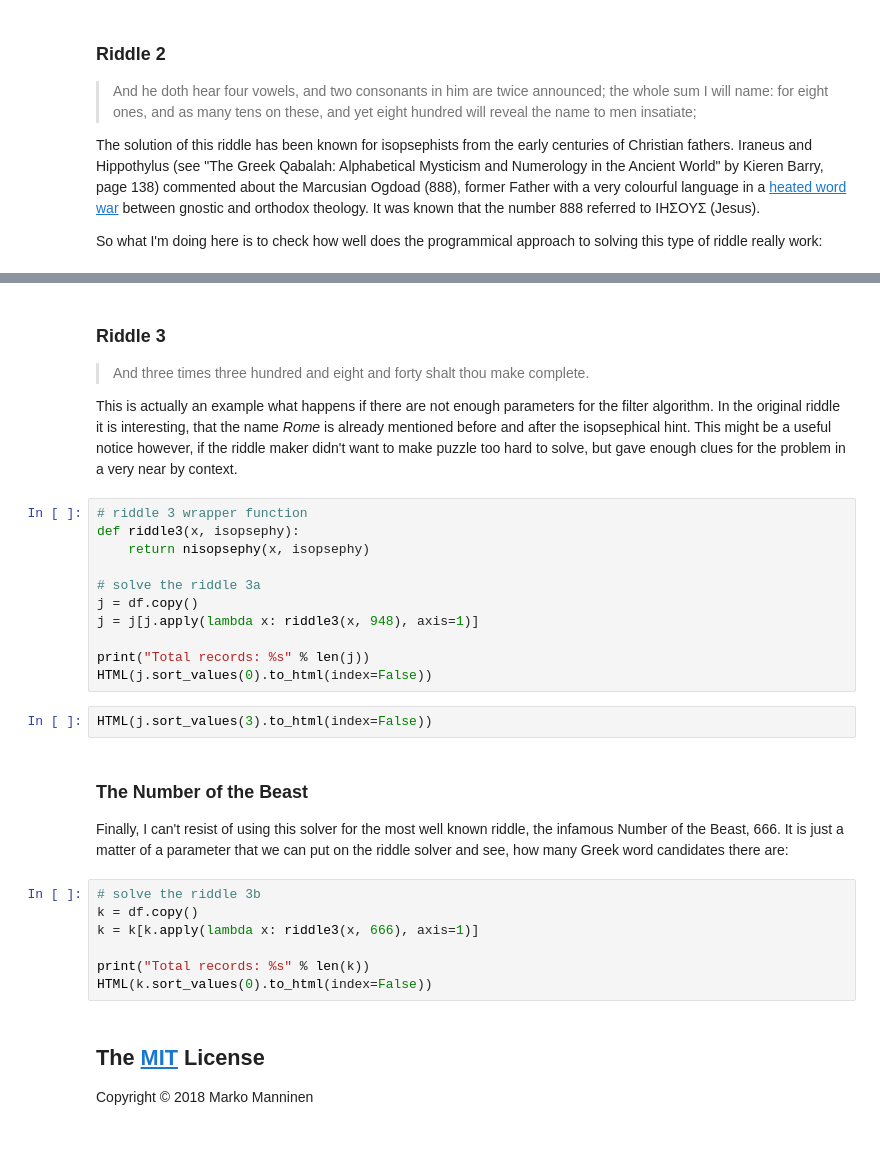
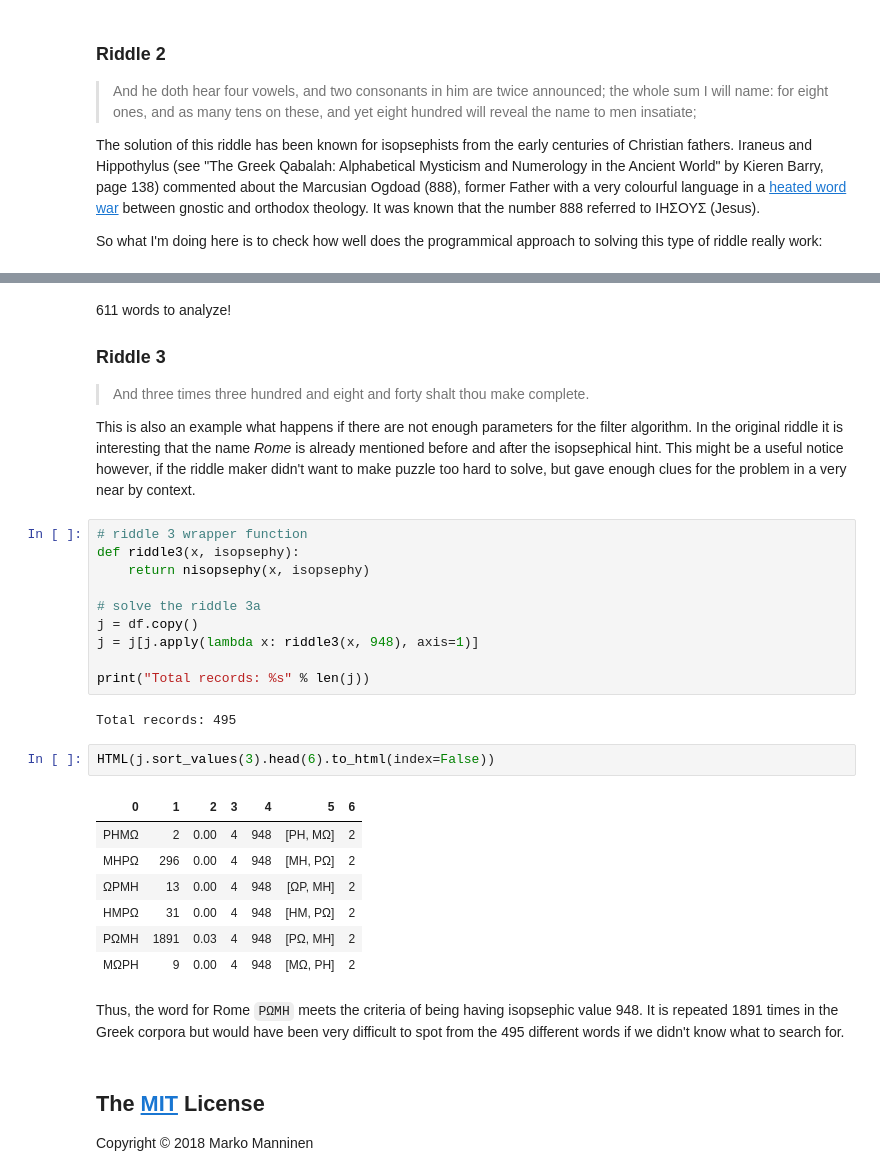
Before and after one commit to markomanninen/grcriddles, a Jupyter notebook: Isopsephical riddles in the Greek Pseudo Sibylline hexameter poetry.ipynb, the cells around one changed output, grey strips where cells are left out. Saved outputs shown, nothing was run; the diff lists cells and outputs as text; blank space fills up the shorter version.

```diff
--- a/Isopsephical riddles in the Greek Pseudo Sibylline hexameter poetry.ipynb
+++ b/Isopsephical riddles in the Greek Pseudo Sibylline hexameter poetry.ipynb
@@ -489,11 +575,13 @@ HTML(i.sort_values(0).to_html(index=False))
 # %% [markdown]
+611 words to analyze!
+
 ### Riddle 3
 
 <blockquote>
 And three times three hundred and eight and forty shalt thou make complete.
 </blockquote>
 
-This is actually an example what happens if there are not enough parameters for the filter algorithm. In the original riddle it is interesting, that the name _Rome_ is already mentioned before and after the isopsephical hint. This might be a useful notice however, if the riddle maker didn't want to make puzzle too hard to solve, but gave enough clues for the problem in a very near by context.
+This is also an example what happens if there are not enough parameters for the filter algorithm. In the original riddle it is interesting that the name _Rome_ is already mentioned before and after the isopsephical hint. This might be a useful notice however, if the riddle maker didn't want to make puzzle too hard to solve, but gave enough clues for the problem in a very near by context.
 # %%
 # riddle 3 wrapper function
 def riddle3(x, isopsephy):
@@ -504,20 +592,20 @@ j = df.copy()
 j = j[j.apply(lambda x: riddle3(x, 948), axis=1)]
 
 print("Total records: %s" % len(j))
-HTML(j.sort_values(0).to_html(index=False))
+# %% [output]
+Total records: 495
 # %%
-HTML(j.sort_values(3).to_html(index=False))
+HTML(j.sort_values(3).head(6).to_html(index=False))
+# %% [output]
+| 0 | 1 | 2 | 3 | 4 | 5 | 6 |
+| ΡΗΜΩ | 2 | 0.00 | 4 | 948 | [ΡΗ, ΜΩ] | 2 |
+| ΜΗΡΩ | 296 | 0.00 | 4 | 948 | [ΜΗ, ΡΩ] | 2 |
+| ΩΡΜΗ | 13 | 0.00 | 4 | 948 | [ΩΡ, ΜΗ] | 2 |
+| ΗΜΡΩ | 31 | 0.00 | 4 | 948 | [ΗΜ, ΡΩ] | 2 |
+| ΡΩΜΗ | 1891 | 0.03 | 4 | 948 | [ΡΩ, ΜΗ] | 2 |
+| ΜΩΡΗ | 9 | 0.00 | 4 | 948 | [ΜΩ, ΡΗ] | 2 |
-# %% [markdown]
-### The Number of the Beast
-
-Finally, I can't resist of using this solver for the most well known riddle, the infamous Number of the Beast, 666. It is just a matter of a parameter that we can put on the riddle solver and see, how many Greek word candidates there are:
-# %%
-# solve the riddle 3b
-k = df.copy()
-k = k[k.apply(lambda x: riddle3(x, 666), axis=1)]
-
-print("Total records: %s" % len(k))
-HTML(k.sort_values(0).to_html(index=False))
+# %% [markdown]
+Thus, the word for Rome `ΡΩΜΗ` meets the criteria of being having isopsephic value 948. It is repeated 1891 times in the Greek corpora but would have been very difficult to spot from the 495 different words if we didn't know what to search for.
 # %% [markdown]
 ## The [MIT](http://choosealicense.com/licenses/mit/) License
 
```
Also changed, not shown: parts of 12 cells of this notebook.
